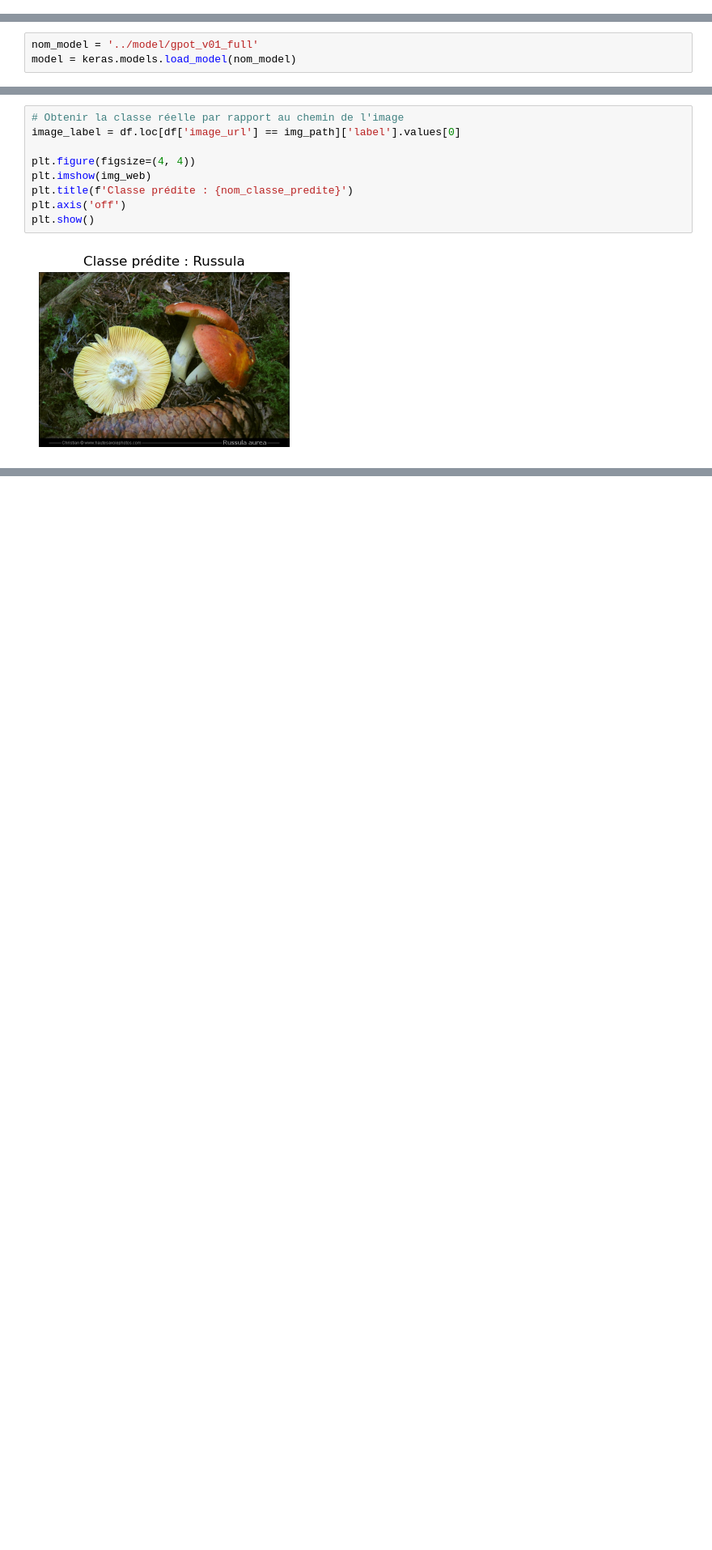
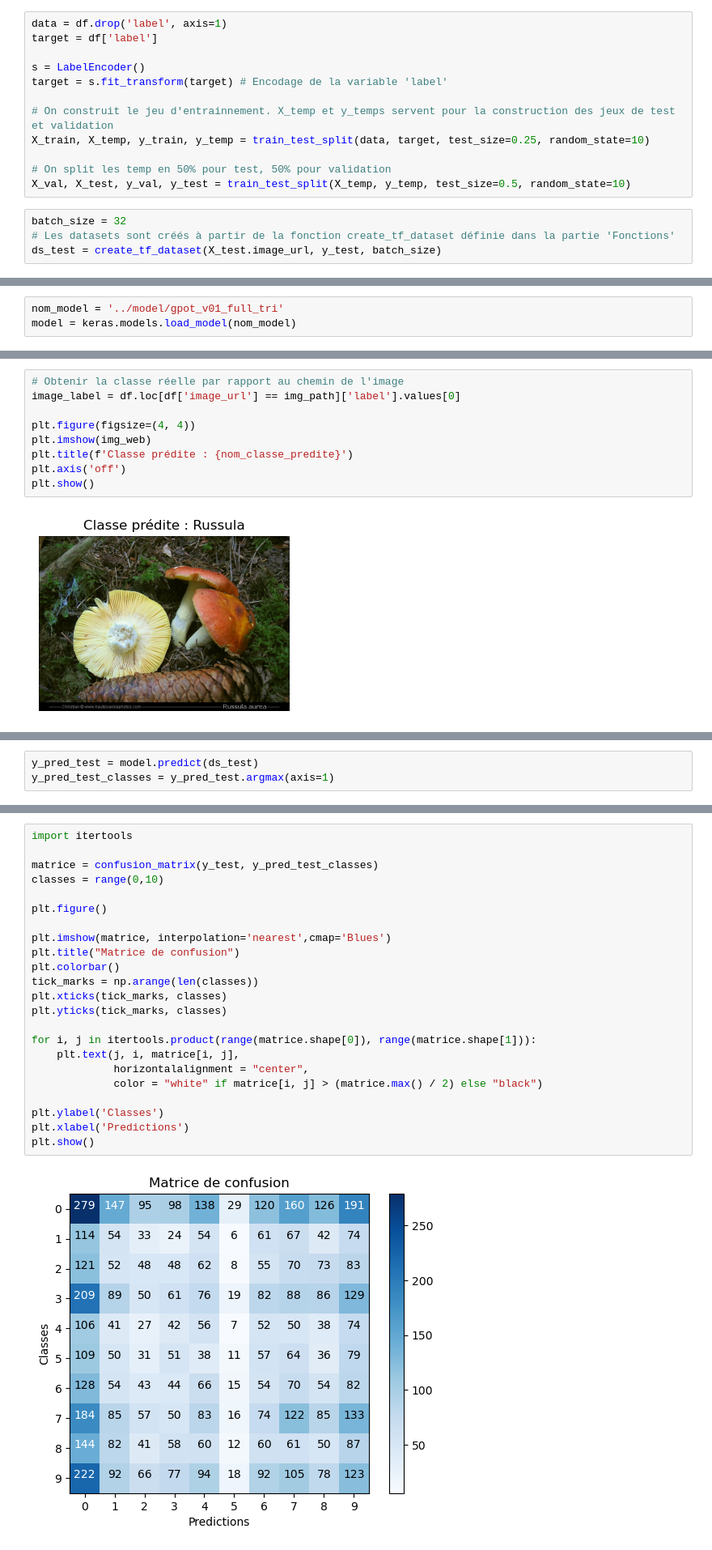
Before and after one commit to gcadet2016/mushroomClassification, a Jupyter notebook: notebooks/etude_cnn.ipynb, the cells around one changed output, grey strips where cells are left out. Shown: that part at 81% size. Saved outputs shown, nothing was run; the diff lists cells and outputs as text; blank space fills up the shorter version.

```diff
--- a/notebooks/etude_cnn.ipynb
+++ b/notebooks/etude_cnn.ipynb
@@ -92,5 +165,21 @@ nom_classes = {
+# %%
+data = df.drop('label', axis=1)
+target = df['label']
+
+s = LabelEncoder()
+target = s.fit_transform(target) # Encodage de la variable 'label'
+
+# On construit le jeu d'entrainnement. X_temp et y_temps servent pour la construction des jeux de test et validation
+X_train, X_temp, y_train, y_temp = train_test_split(data, target, test_size=0.25, random_state=10)
+
+# On split les temp en 50% pour test, 50% pour validation
+X_val, X_test, y_val, y_test = train_test_split(X_temp, y_temp, test_size=0.5, random_state=10)
+# %%
+batch_size = 32
+# Les datasets sont créés à partir de la fonction create_tf_dataset définie dans la partie 'Fonctions'
+ds_test = create_tf_dataset(X_test.image_url, y_test, batch_size)
 # %% [markdown]
 # Chargement du modèle
 # %%
-nom_model = '../model/gpot_v01_full'
+nom_model = '../model/gpot_v01_full_tri'
 model = keras.models.load_model(nom_model)
@@ -189,0 +262,3 @@ last_conv_layer = pre_train_model.get_layer(last_conv_layer_name)
+# %%
+y_pred_test = model.predict(ds_test)
+y_pred_test_classes = y_pred_test.argmax(axis=1)
@@ -189,0 +320,25 @@ last_conv_layer = pre_train_model.get_layer(last_conv_layer_name)
+# %%
+import itertools
+
+matrice = confusion_matrix(y_test, y_pred_test_classes)
+classes = range(0,10)
+
+plt.figure()
+
+plt.imshow(matrice, interpolation='nearest',cmap='Blues')
+plt.title("Matrice de confusion")
+plt.colorbar()
+tick_marks = np.arange(len(classes))
+plt.xticks(tick_marks, classes)
+plt.yticks(tick_marks, classes)
+
+for i, j in itertools.product(range(matrice.shape[0]), range(matrice.shape[1])):
+    plt.text(j, i, matrice[i, j],
+             horizontalalignment = "center",
+             color = "white" if matrice[i, j] > (matrice.max() / 2) else "black")
+
+plt.ylabel('Classes')
+plt.xlabel('Predictions')
+plt.show()
+# %% [output]
+[figure, added]
```
Also changed, not shown: parts of 36 cells of this notebook, 2 other files.
